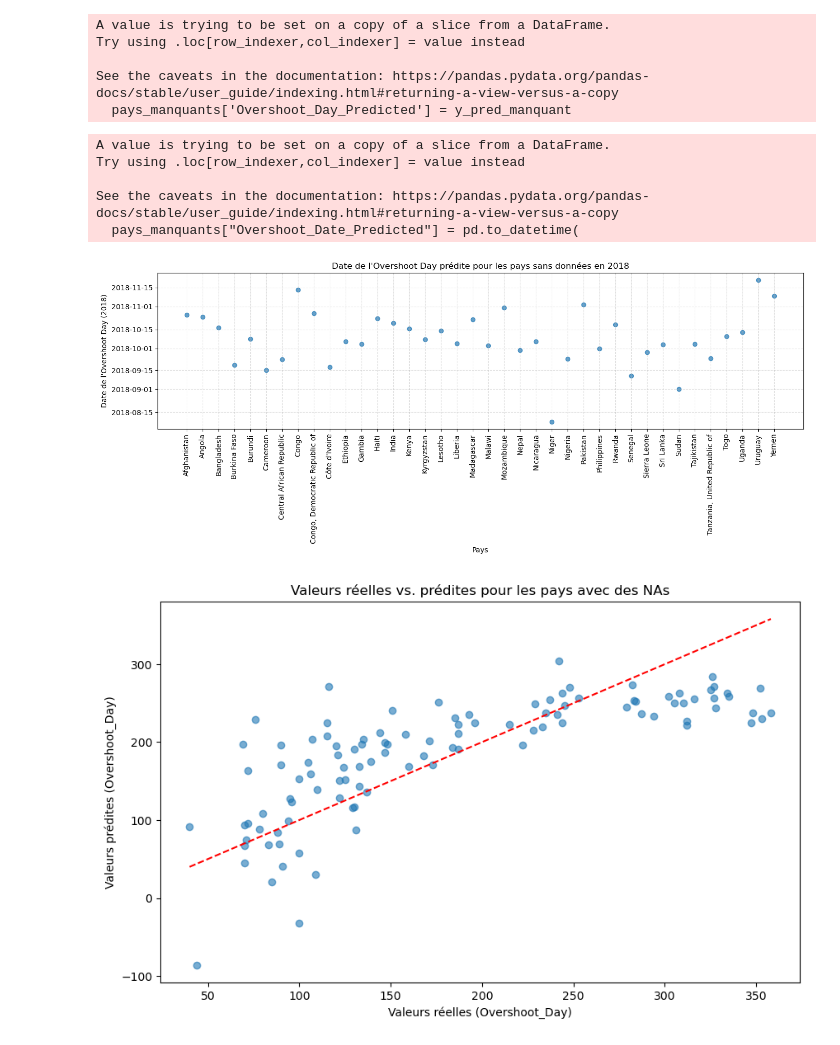
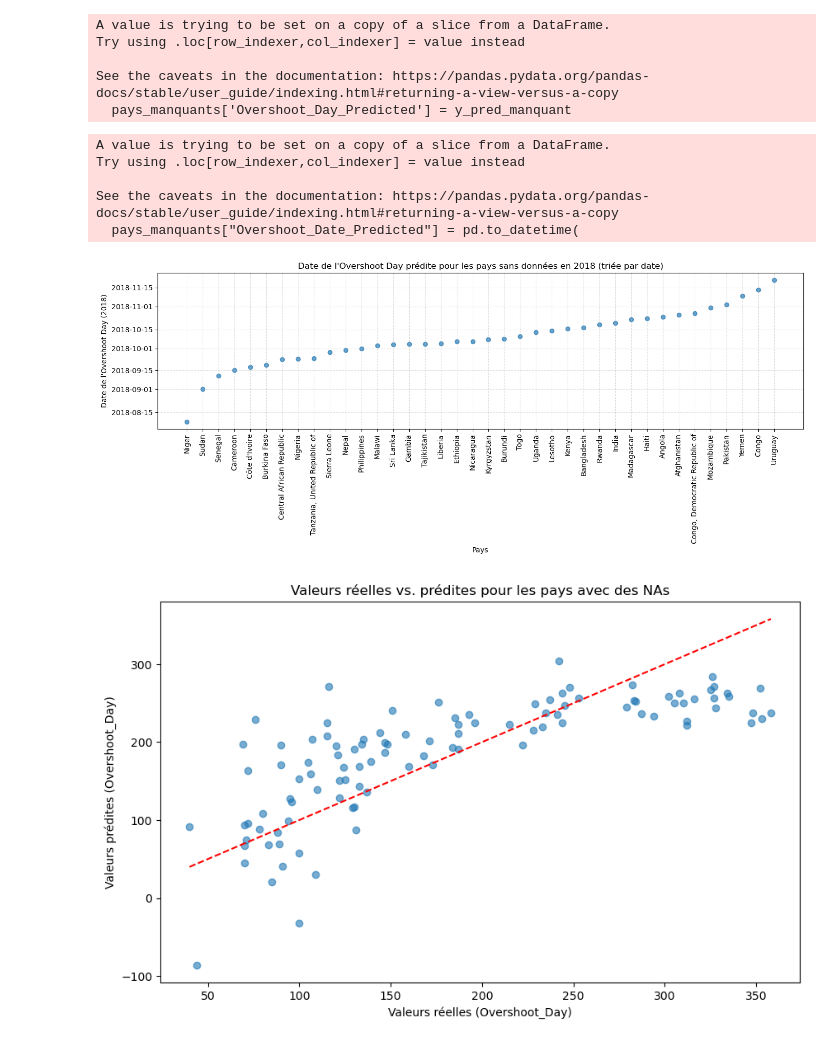
Before and after one commit to anna-cochat/Data_NA_project, a Jupyter notebook: Scénario1.ipynb, the cells around one changed output. Cells and saved outputs as stored; diff of their text form; code cells hidden in the pictures.

```diff
--- a/Scénario1.ipynb
+++ b/Scénario1.ipynb
@@ -1,6 +1,6 @@
 # %%
 import pandas as pd
-df = pd.read_csv("/Users/admin/Documents/GitHub/Data_NA_project/supervised.csv")  # dict: nom_feuille -> DataFrame
+df = pd.read_excel("/Users/admin/Documents/GitHub/Data_NA_project/NA.xlsx")  # dict: nom_feuille -> DataFrame
 df
 # %% [output]
 |  | Country | Quality Score | SDGi | Life Expectancy | HDI | Per Capita GDP | Region | Income Group | ... |
@@ -99,9 +99,6 @@ df["Overshoot_day_month"] = (
     .replace("nan-nan", np.nan)
 )
 
-df["Per Capita GDP"] = pd.to_numeric(
-    df["Per Capita GDP"], errors="coerce"
-)
 
 s_un = df.dropna(subset=X_cols + [Y_col])
 
@@ -419,34 +472,35 @@ See the caveats in the documentation: https://pandas.pydata.org/pandas-docs/stab
 # %%
 pays_manquants["Overshoot_Date_Predicted"] = pd.to_datetime(
     pays_manquants["Overshoot_Day_Predicted"],
     unit="D",
     origin="2017-12-31"
 )
-
+pays_manquants_sorted = pays_manquants.sort_values(by="Overshoot_Date_Predicted")
 plt.figure(figsize=(14, 6))
 
+
 plt.scatter(
-    pays_manquants["Country"],
-    pays_manquants["Overshoot_Date_Predicted"],
+    pays_manquants_sorted["Country"],
+    pays_manquants_sorted["Overshoot_Date_Predicted"],
     alpha=0.7
 )
 
 plt.xlabel("Pays")
 plt.ylabel("Date de l'Overshoot Day (2018)")
-plt.title("Date de l'Overshoot Day prédite pour les pays sans données en 2018")
+plt.title("Date de l'Overshoot Day prédite pour les pays sans données en 2018 (triée par date)")
 
 plt.xticks(rotation=90)
 plt.grid(True, linestyle="--", alpha=0.4)
 
 plt.tight_layout()
 plt.show()
 # %% [output]
 A value is trying to be set on a copy of a slice from a DataFrame.
 Try using .loc[row_indexer,col_indexer] = value instead
 
 See the caveats in the documentation: https://pandas.pydata.org/pandas-docs/stable/user_guide/indexing.html#returning-a-view-versus-a-copy
   pays_manquants["Overshoot_Date_Predicted"] = pd.to_datetime(
-[figure, old version]
+[figure, new version]
 # %%
 # Prédire Y pour les données complètes
 y_pred_complet = model_sm.predict(X_complet)
```
Also changed, not shown: parts of 10 cells of this notebook, 3 other files.
